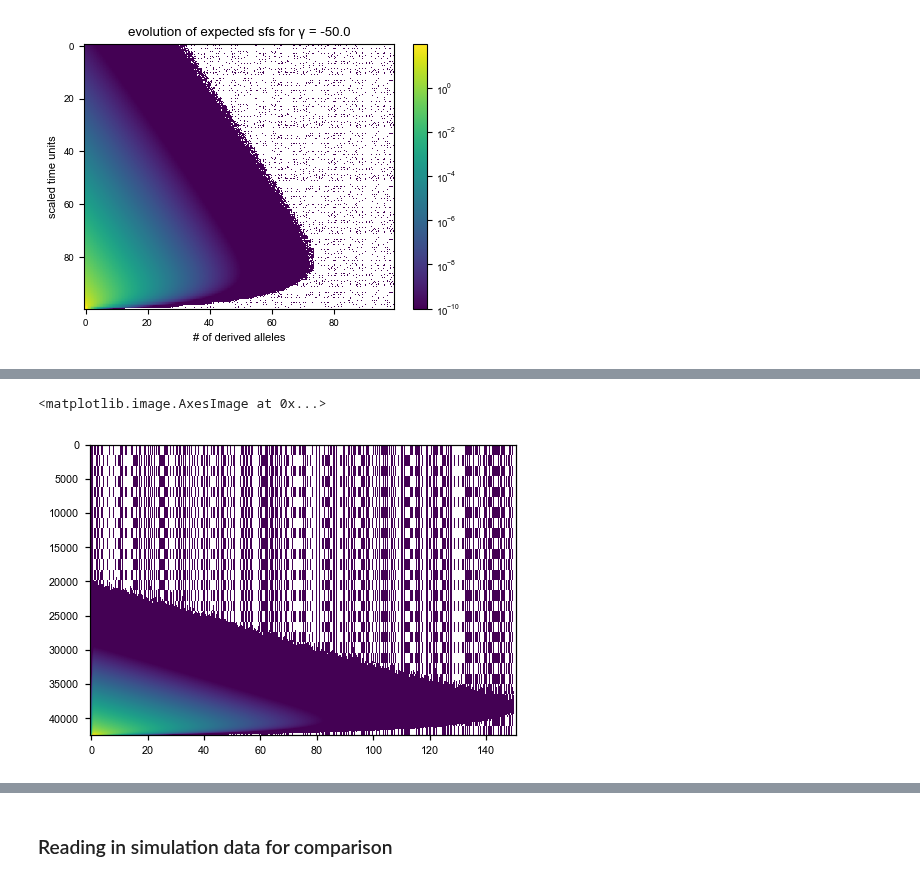
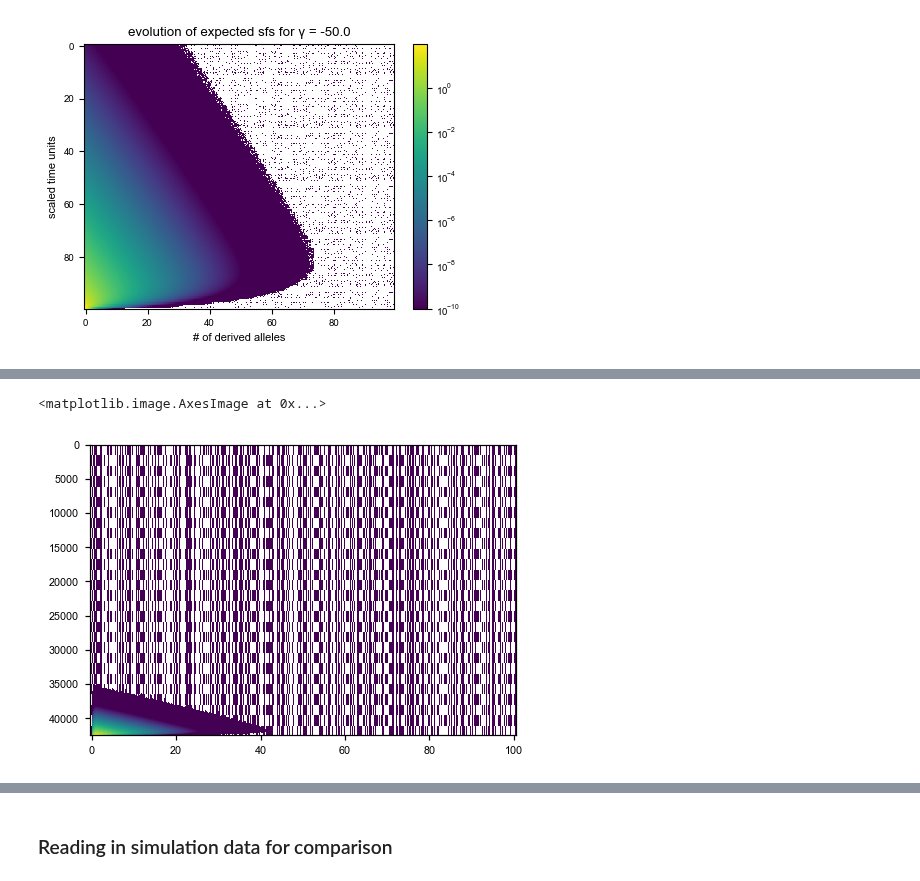
Before and after one commit to VivaswatS/selCoefEst, a Jupyter notebook: mom-framework.ipynb, the cells around one changed output, grey strips where cells are left out. Drawn from its saved outputs; the diff is of its cells as text; code cells hidden in the pictures.

```diff
--- a/mom-framework.ipynb
+++ b/mom-framework.ipynb
@@ -28,7 +28,7 @@ plt.rcParams.update({"figure.facecolor": "white"})
 N = 5000
 s = -10/N # 25/N -> gamma = 50 - strong selection
 mu = 1.25e-8 # human mutation rate
-n = 20 # 2 * # of inds sampled, diploid
+n = 40 # 2 * # of inds sampled, diploid
 
 # start in generation 10 so generation 11 has all zeros (going back in time)
 tot_gen = 10000
@@ -174,7 +143,6 @@ plt.colorbar(); plt.show()
 # %% [output]
 [figure]
 # %%
-J = calcJK13(n)
 S = 0.5 * s * calcS(n+1, J)
 D = 0.25/N * calcD(n+1)
 # %%
@@ -299,11 +266,11 @@ def run_mom_iterate(a, n, s, N, mu, misc):
     return mu*mom[:-1,:]
 # %%
 # fs = run_mom_integrate(2500, 120, -10/N, N, mu, misc = {'dt_fac':0.02, 'adapt_dt':False})
-mom = run_mom_iterate(42500, 150, 0.5*gamma[21]/N, N, mu, np.nan)
+mom = run_mom_iterate(42500, 100, 0.5*gamma[0]/N, N, mu, np.nan)
 plt.imshow((mom),aspect='auto',norm=colors.LogNorm(vmax=10e-7,vmin=10e-30))
 # fs.shape, mom.shape
 # plt.scatter(mom[-2000,1:-1], fs2[-2000,1:-1], color='grey', alpha=0.75) #plt.loglog()
 # plt.axline((0,0),slope=1,color='red',ls='--')
 # %% [output]
 <matplotlib.image.AxesImage at 0x...>
-[figure, old version]
+[figure, new version]
```
Also changed, not shown: parts of 36 cells of this notebook.
